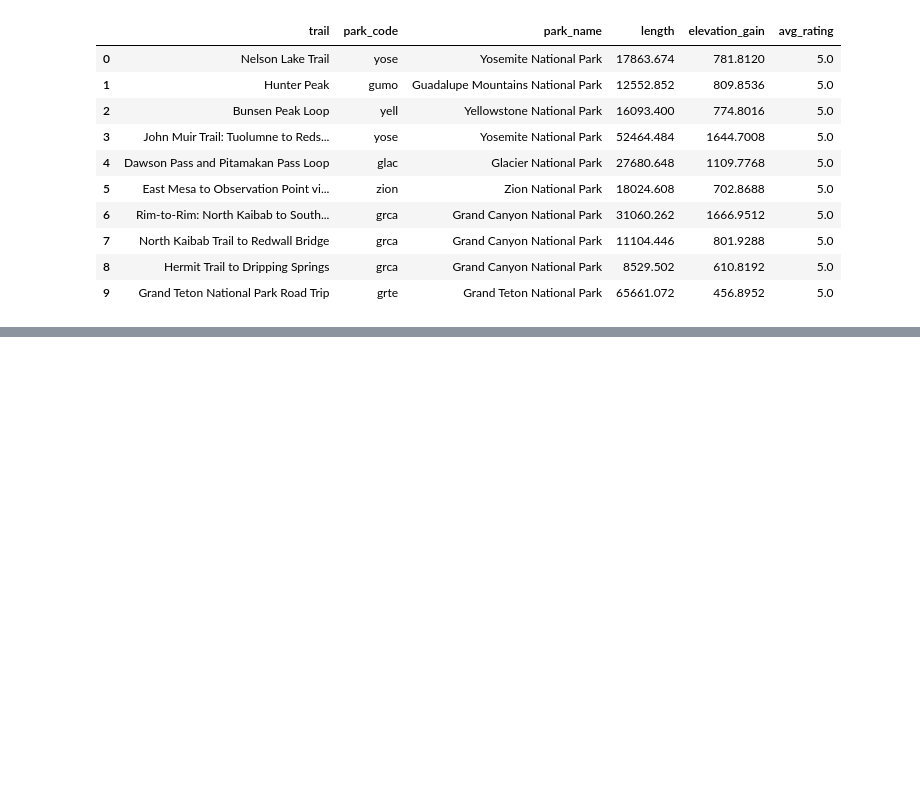
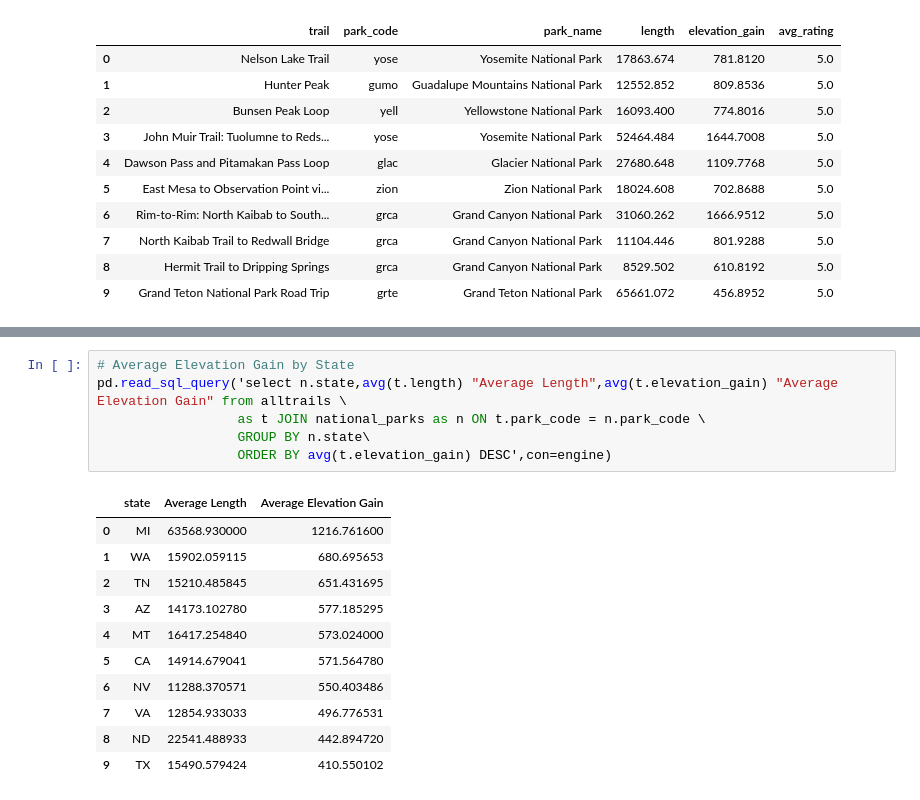
Before and after one commit to prathibha02/Project-2-parks_database, a Jupyter notebook: National_Parks.ipynb, the cells around one changed output, grey strips where cells are left out. Drawn from its saved outputs; the diff is of its cells as text; blank space fills up the shorter version.

```diff
--- a/National_Parks.ipynb
+++ b/National_Parks.ipynb
@@ -393,0 +431,18 @@ pd.read_sql_query('select t.trail,t.park_code,n.park_name,t.length,t.elevation_g
+# %%
+# Average Elevation Gain by State
+pd.read_sql_query('select n.state,avg(t.length) "Average Length",avg(t.elevation_gain) "Average Elevation Gain" from alltrails \
+                  as t JOIN national_parks as n ON t.park_code = n.park_code \
+                  GROUP BY n.state\
+                  ORDER BY avg(t.elevation_gain) DESC',con=engine)
+# %% [output]
+|  | state | Average Length | Average Elevation Gain |
+| 0 | MI | 63568.930000 | 1216.761600 |
+| 1 | WA | 15902.059115 | 680.695653 |
+| 2 | TN | 15210.485845 | 651.431695 |
+| 3 | AZ | 14173.102780 | 577.185295 |
+| 4 | MT | 16417.254840 | 573.024000 |
+| 5 | CA | 14914.679041 | 571.564780 |
+| 6 | NV | 11288.370571 | 550.403486 |
+| 7 | VA | 12854.933033 | 496.776531 |
+| 8 | ND | 22541.488933 | 442.894720 |
+| 9 | TX | 15490.579424 | 410.550102 |
```
Also changed, not shown: parts of 3 cells of this notebook, 1 other file.
